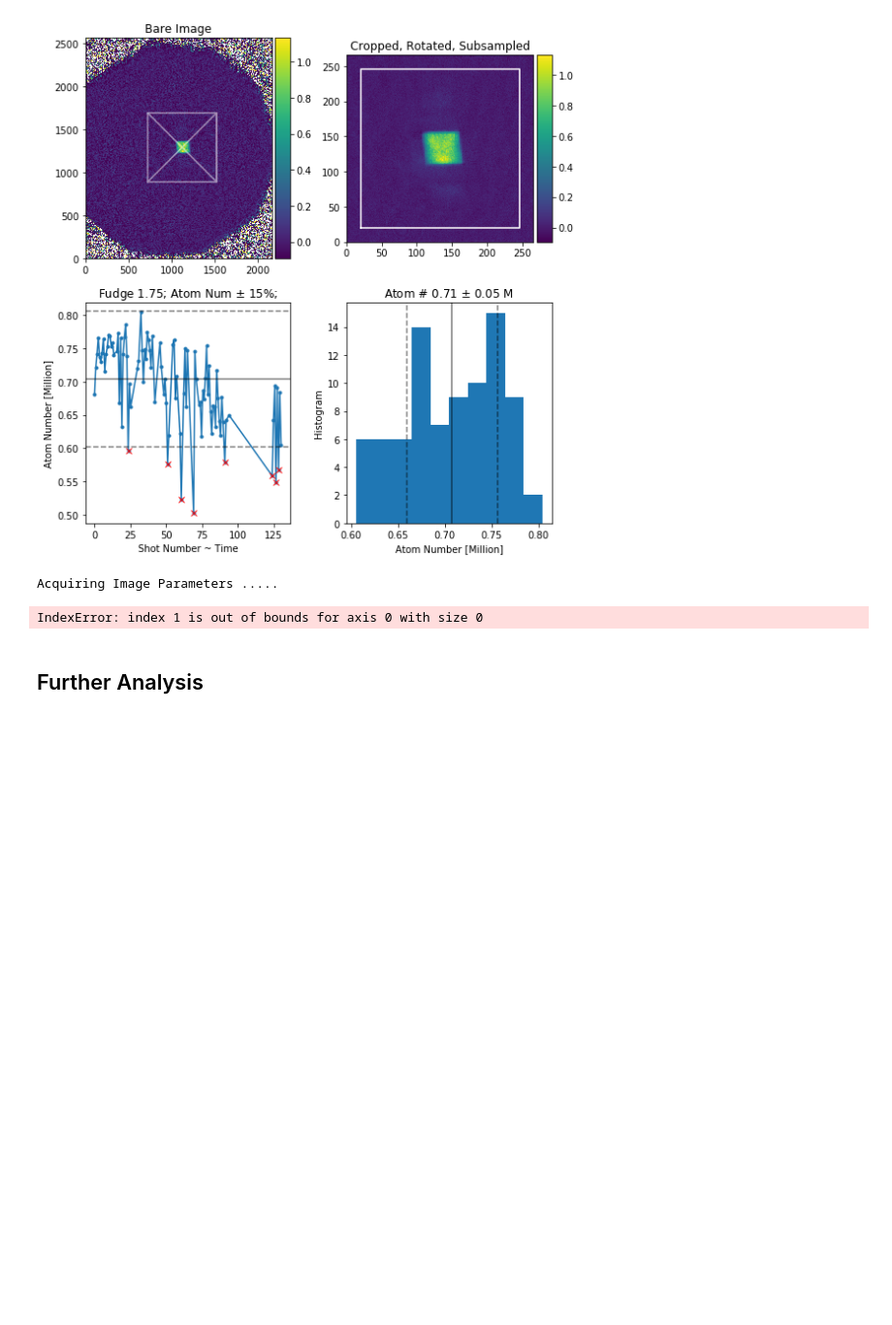
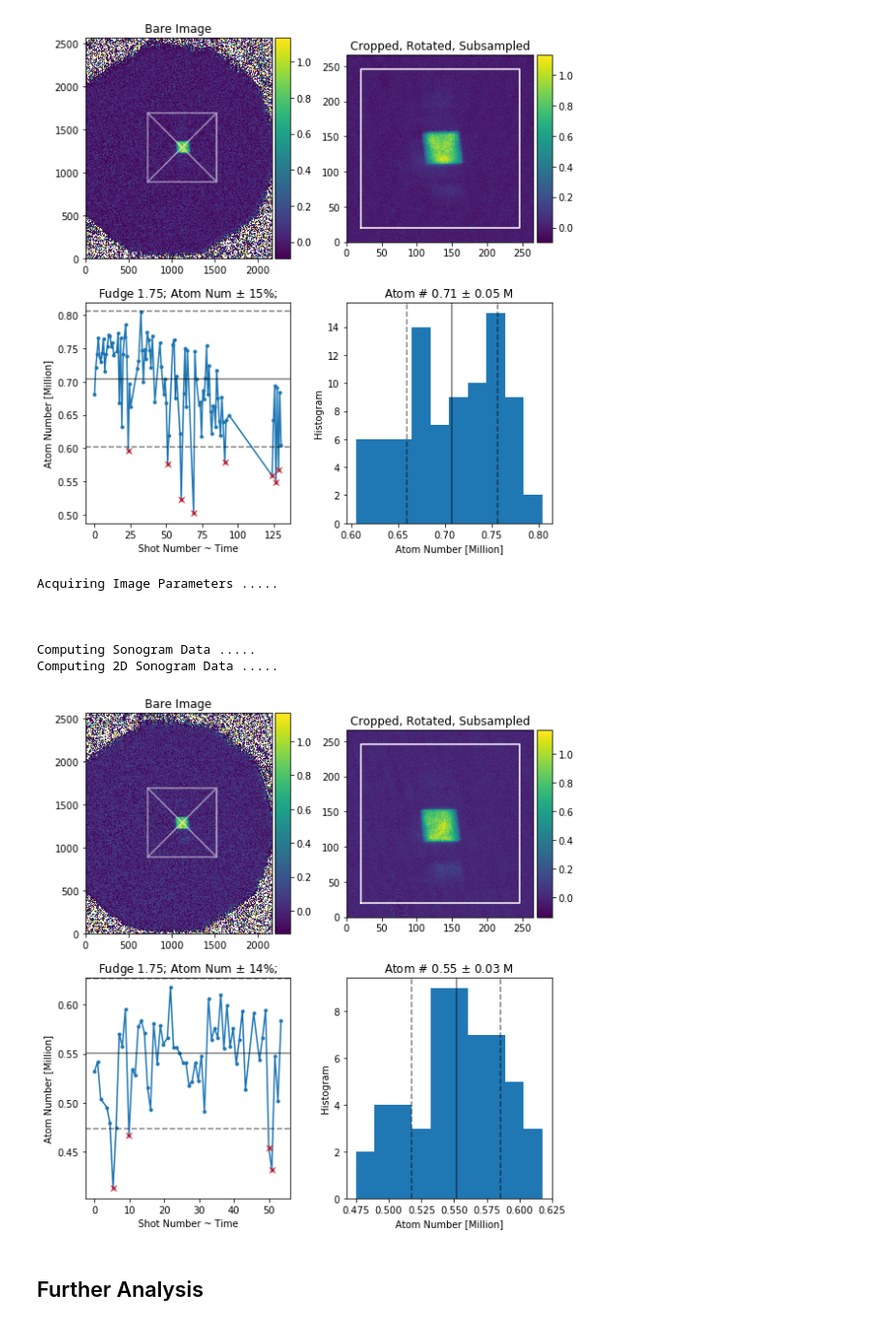
Before and after one commit to ranchop/QCalc, a Jupyter notebook: Box Shaking/Specific Datasets/Ringdown/Ring Down Analyzer.ipynb, the cells around one changed output. Shown at 97% size. Cells and saved outputs as stored; diff of their text form; code cells hidden in the pictures; blank space fills up the shorter version.

```diff
--- a/Box Shaking/Specific Datasets/Ringdown/Ring Down Analyzer.ipynb
+++ b/Box Shaking/Specific Datasets/Ringdown/Ring Down Analyzer.ipynb
@@ -768,18 +762,23 @@ ax = self.plot_basic_info()
 # %%
 # Analyze Data
 ds = 'IS6'
 
 settings = {**default_settings,
-            **dict(center_x = 1187, center_y = 1370, fudge=1.75,
+            **dict(center_x = 1120, center_y = 1290, fudge=1.75,
                   xsec_extension='linear', xsec_slice_width=3, xsec_fit_range=1.0, radial_selection=0.8,)}
 
-self = sonogram_analyzer(dataset_key=ds, image_settings=settings, select_image='A', keep_atoms=0.08, )
+self = sonogram_analyzer(dataset_key=ds, image_settings=settings, select_image='A', keep_atoms=0.15, )
 dataset_all[ds] = dict(self=self, )
 
 ax = self.plot_basic_info()
 # %% [output]
 Acquiring Image Parameters .....
+
+
+
+Computing Sonogram Data .....
+Computing 2D Sonogram Data .....
-IndexError: index 1 is out of bounds for axis 0 with size 0
+[figure, added]
 # %%
 dataset_all['keys'] = [k for k in dataset_all_keys if k in dataset_all.keys()]
 # %% [markdown]
```
Also changed, not shown: parts of 11 cells of this notebook, 3 other files.
